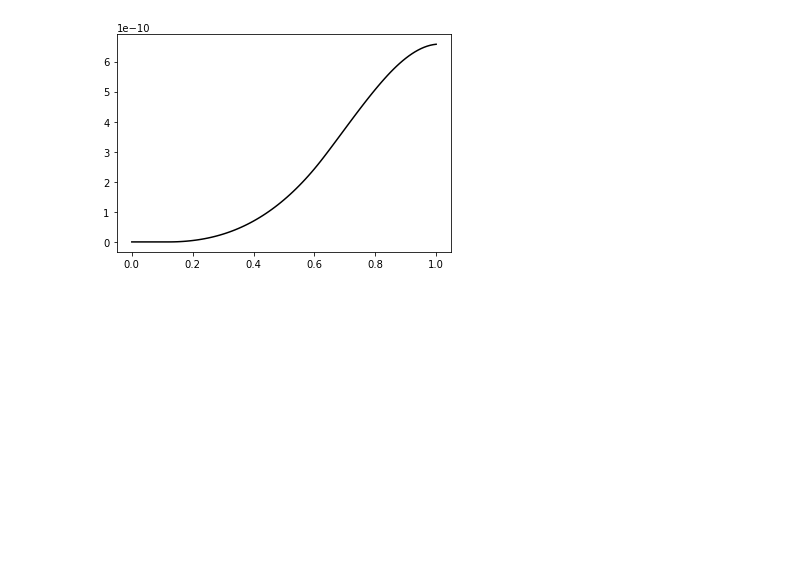
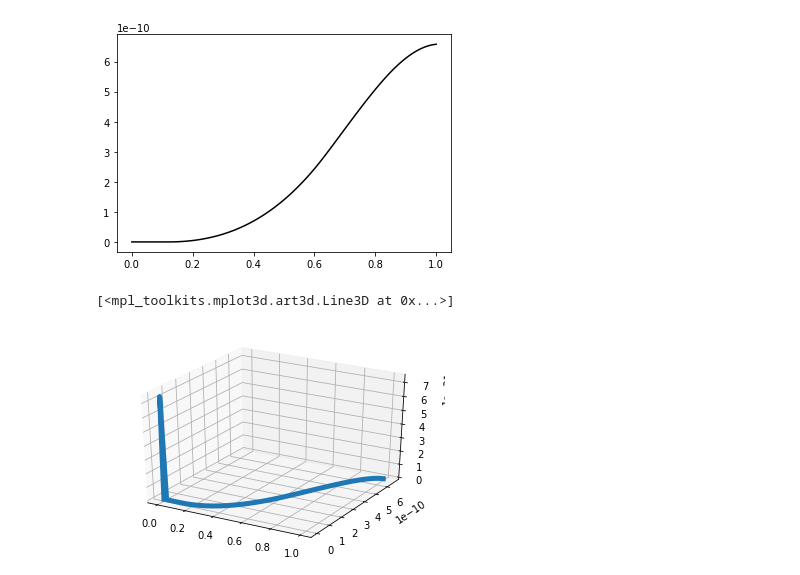
Before and after one commit to anapervan/Flexible-Tool, a Jupyter notebook: 3D_opt.ipynb, the cells around one changed output. Cells and saved outputs as stored; diff of their text form; code cells hidden in the pictures; blank space fills up the shorter version.

Commit message:
add 3D plot

```diff
--- a/3D_opt.ipynb
+++ b/3D_opt.ipynb
@@ -186,3 +186,17 @@ plt.plot(q14.value,q24.value,'k-',label=r'$q_1$')
 # %% [output]
 [<matplotlib.lines.Line2D at 0x...>]
 [figure]
+# %%
+from mpl_toolkits import mplot3d
+### Interpret final q's
+x = [q14[i] for i in range(nt)]
+y = [q24[i] for i in range(nt)]
+z = [q34[i] for i in range(nt)]
+
+# 3D plot
+fig = plt.figure()
+ax = plt.axes(projection ='3d')
+ax.plot3D(x, y, z, linewidth=5)
+# %% [output]
+[<mpl_toolkits.mplot3d.art3d.Line3D at 0x...>]
+[figure, added]
```
Also changed, not shown: parts of 1 cell of this notebook.
